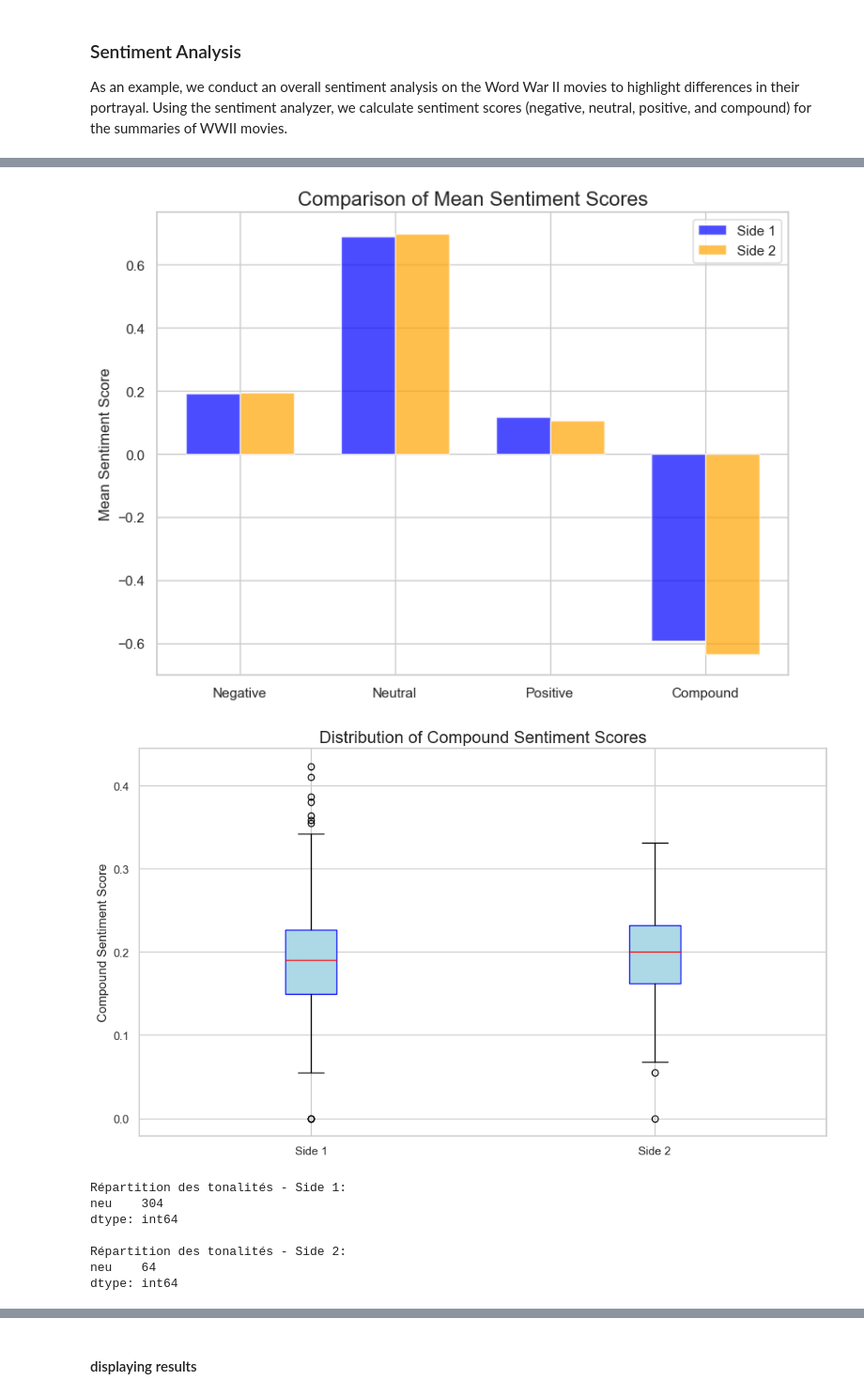
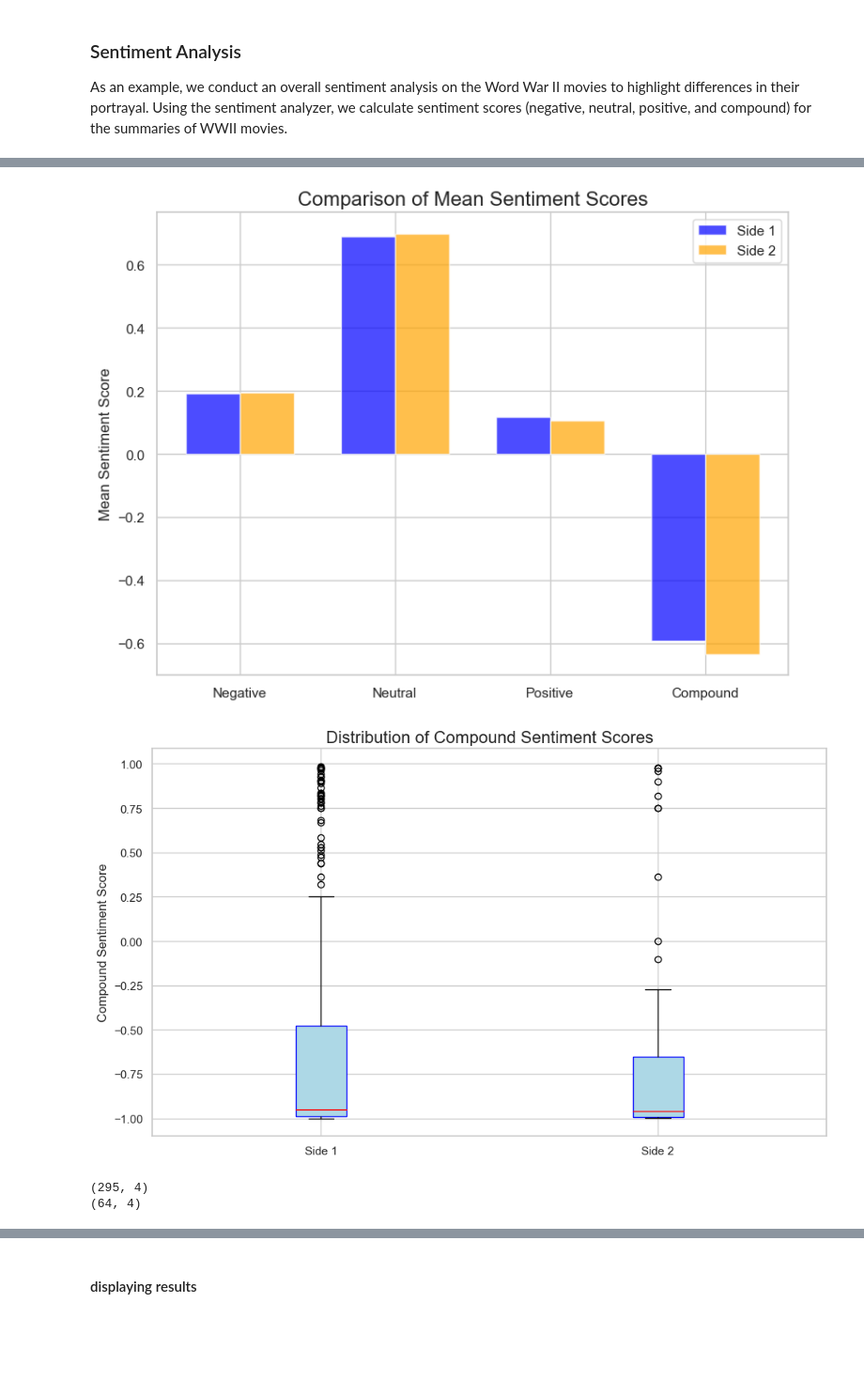
Before and after one commit to epfl-ada/ada-2024-project-americandentalassociation, a Jupyter notebook: results.ipynb, the cells around one changed output, grey strips where cells are left out. Shown at 94% size. Saved outputs shown, nothing was run; the diff lists cells and outputs as text; code cells hidden in the pictures; blank space fills up the shorter version.

Commit message:
sentiment analysis finalization

```diff
--- a/results.ipynb
+++ b/results.ipynb
@@ -796,8 +786,8 @@ As an example, we conduct an overall sentiment analysis on the Word War II movie
 synopses1=wwii_movies_side1["summary"].tolist()
 synopses2=wwii_movies_side2["summary"].tolist()
 
-synopses1=cold_war_movies_side1["summary"].tolist()
-synopses2=cold_war_movies_side2["summary"].tolist()
+synopses3=cold_war_movies_side1["summary"].tolist()
+synopses4=cold_war_movies_side2["summary"].tolist()
 # %%
 # Preprocess the summaries: tokenize and clean the text and Remove stopwords
 
@@ -908,44 +914,39 @@ print(mean_score_4)
 # %%
-# Visualisation 1 : Comparaison des moyennes des scores de sentiment
+# Visualisation 1 : mean compearison
 labels = ['Negative', 'Neutral', 'Positive', 'Compound']
 x = np.arange(len(labels))
 
 fig, ax = plt.subplots(figsize=(8, 6))
 width = 0.35
 
 ax.bar(x - width/2, mean_scores_1, width, label='Side 1', color='blue', alpha=0.7)
 ax.bar(x + width/2, mean_scores_2, width, label='Side 2', color='orange', alpha=0.7)
 
 ax.set_title("Comparison of Mean Sentiment Scores", fontsize=16)
 ax.set_xticks(x)
 ax.set_xticklabels(labels)
 ax.set_ylabel("Mean Sentiment Score", fontsize=12)
 ax.legend()
 plt.tight_layout()
 plt.show()
 
-# Visualisation 2 : Distribution des scores 'compound' avec des boxplots
+# Visualisation 2 : Distribution of 'compound' scores Boxplot
+
+
 fig, ax = plt.subplots(figsize=(10, 6))
-data = [sentiment_df_1['neg'], sentiment_df_2['neg']]
+data = [sentiment_df_1['compound'], sentiment_df_2['compound']]
 ax.boxplot(data, vert=True, patch_artist=True, labels=['Side 1', 'Side 2'],
            boxprops=dict(facecolor='lightblue', color='blue'), medianprops=dict(color='red'))
 
 ax.set_title("Distribution of Compound Sentiment Scores", fontsize=16)
 ax.set_ylabel("Compound Sentiment Score", fontsize=12)
 plt.tight_layout()
 plt.show()
 
-print("Répartition des tonalités - Side 1:")
-print(side1_sentiment_counts)
-print("\nRépartition des tonalités - Side 2:")
-print(side2_sentiment_counts)
+print(sentiment_df_1.shape)
+print(sentiment_df_2.shape)
 # %% [output]
 [figure]
-[figure, old version]
+[figure, new version]
-Répartition des tonalités - Side 1:
-neu    304
-dtype: int64
-
-Répartition des tonalités - Side 2:
-neu    64
-dtype: int64
+(295, 4)
+(64, 4)
```
Also changed, not shown: parts of 8 cells of this notebook.
